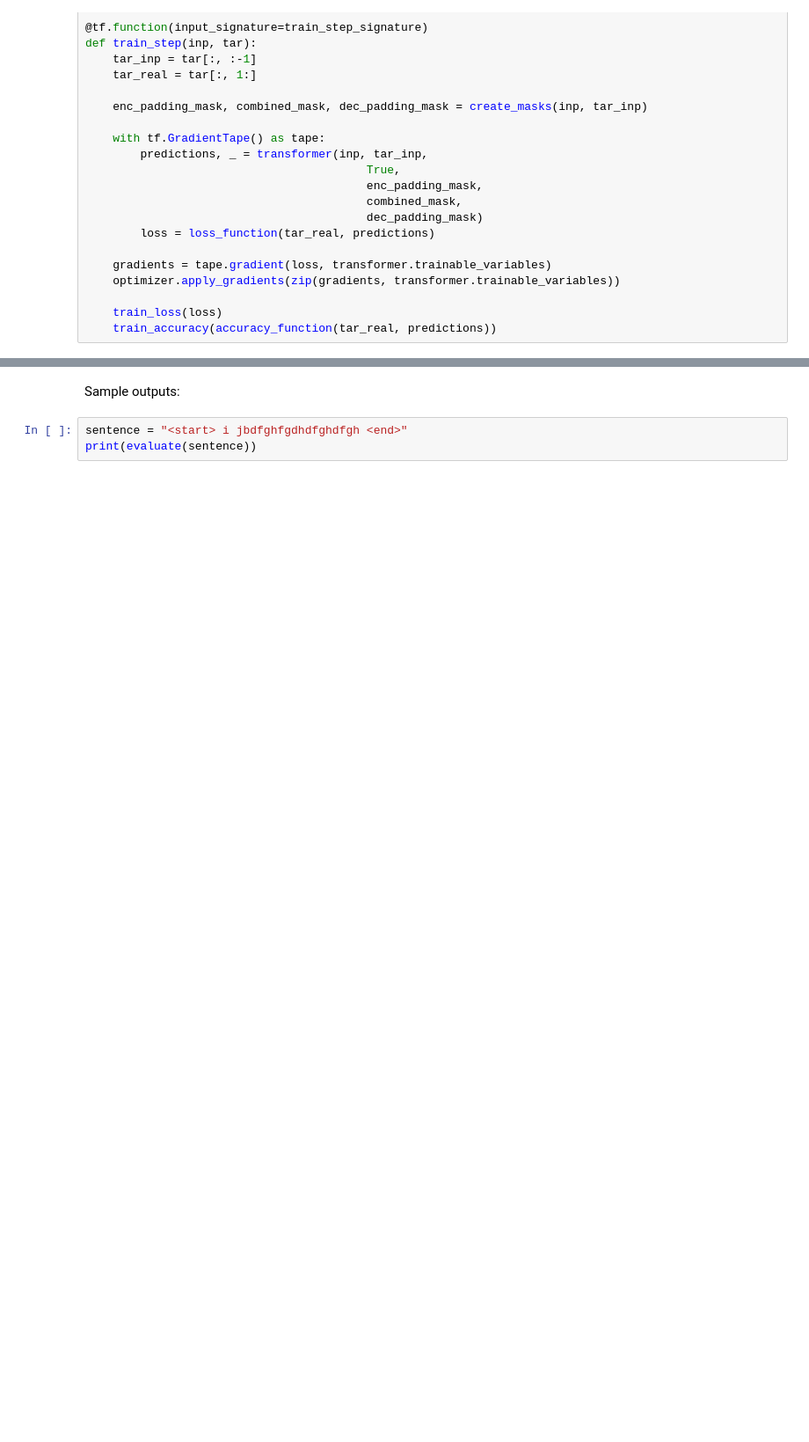
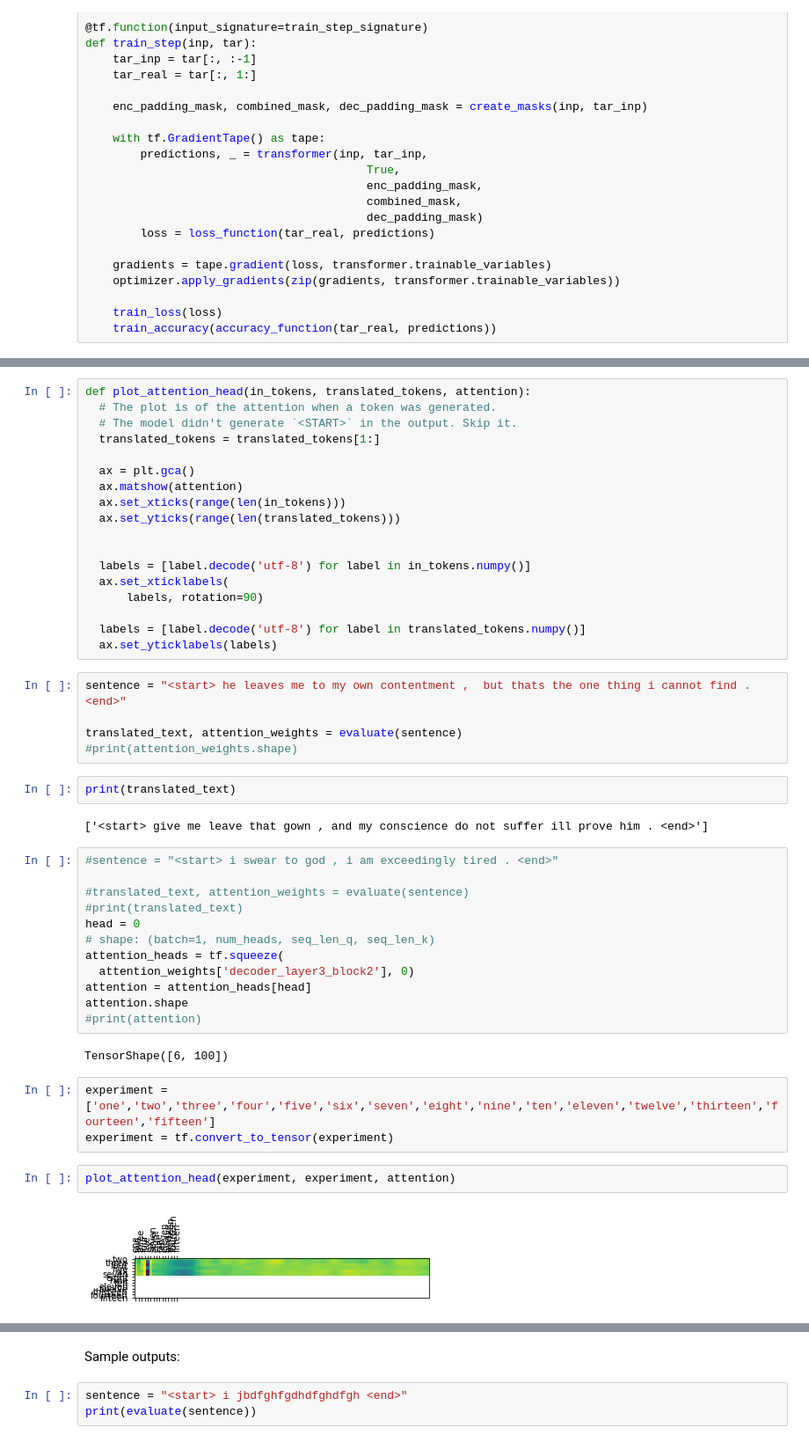
Before and after one commit to SlavaSklokin/MAIS202ML-Shakespeare-Translator, a Jupyter notebook: MAIS202_Translator_Submission.ipynb, the cells around one changed output, grey strips where cells are left out. Shown at 88% size. Cells and saved outputs as stored; diff of their text form; blank space fills up the shorter version.

```diff
--- a/MAIS202_Translator_Submission.ipynb
+++ b/MAIS202_Translator_Submission.ipynb
@@ -837,0 +942,48 @@ def evaluate(sentence):
+# %%
+def plot_attention_head(in_tokens, translated_tokens, attention):
+  # The plot is of the attention when a token was generated.
+  # The model didn't generate `<START>` in the output. Skip it.
+  translated_tokens = translated_tokens[1:]
+
+  ax = plt.gca()
+  ax.matshow(attention)
+  ax.set_xticks(range(len(in_tokens)))
+  ax.set_yticks(range(len(translated_tokens)))
+
+
+  labels = [label.decode('utf-8') for label in in_tokens.numpy()]
+  ax.set_xticklabels(
+      labels, rotation=90)
+
+  labels = [label.decode('utf-8') for label in translated_tokens.numpy()]
+  ax.set_yticklabels(labels)
+# %%
+sentence = "<start> he leaves me to my own contentment ,  but thats the one thing i cannot find . <end>"
+
+translated_text, attention_weights = evaluate(sentence)
+#print(attention_weights.shape)
+# %%
+print(translated_text)
+# %% [output]
+['<start> give me leave that gown , and my conscience do not suffer ill prove him . <end>']
+# %%
+#sentence = "<start> i swear to god , i am exceedingly tired . <end>"
+
+#translated_text, attention_weights = evaluate(sentence)
+#print(translated_text)
+head = 0
+# shape: (batch=1, num_heads, seq_len_q, seq_len_k)
+attention_heads = tf.squeeze(
+  attention_weights['decoder_layer3_block2'], 0)
+attention = attention_heads[head]
+attention.shape
+#print(attention)
+# %% [output]
+TensorShape([6, 100])
+# %%
+experiment = ['one','two','three','four','five','six','seven','eight','nine','ten','eleven','twelve','thirteen','fourteen','fifteen']
+experiment = tf.convert_to_tensor(experiment)
+# %%
+plot_attention_head(experiment, experiment, attention)
+# %% [output]
+[figure, added]
```
Also changed, not shown: parts of 15 cells of this notebook.
